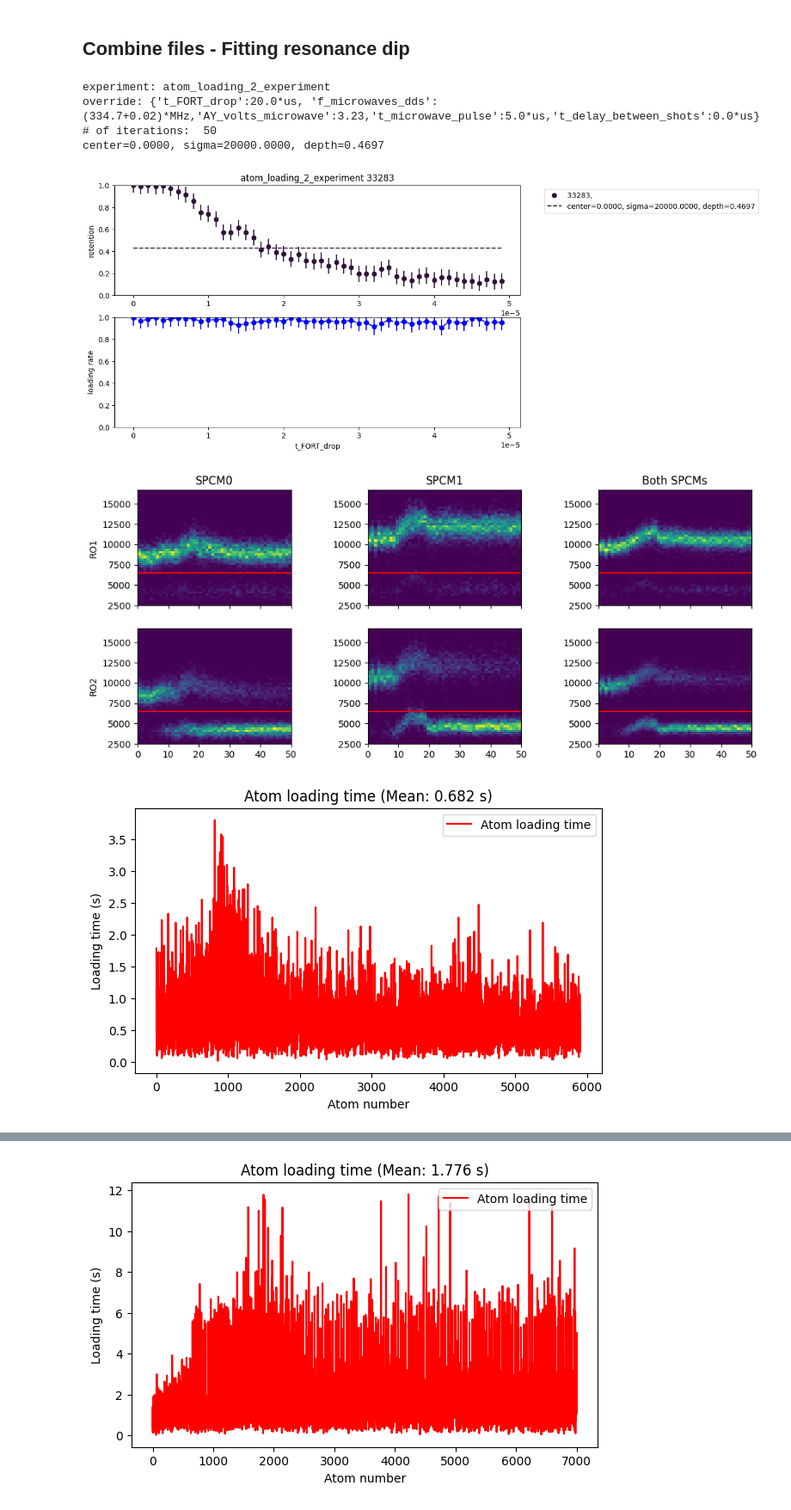
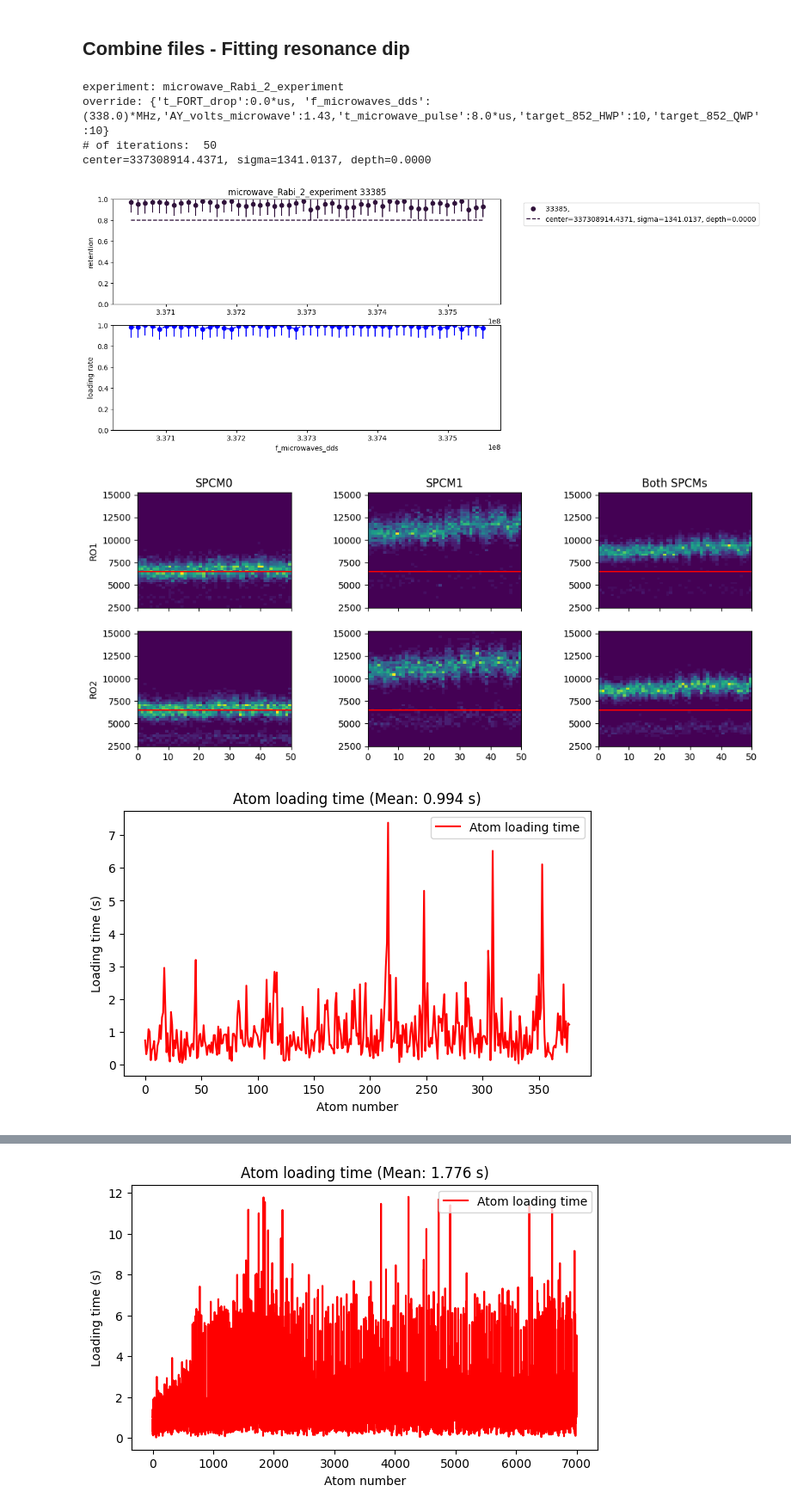
Before and after one commit to QuantumQuadrate/qn_artiq_routines, a Jupyter notebook: Analysis/Single atom analysis/atom_loading_analysis_2025.ipynb, the cells around one changed output, grey strips where cells are left out. Shown at 86% size. Drawn from its saved outputs; the diff is of its cells as text; code cells hidden in the pictures.

```diff
--- a/Analysis/Single atom analysis/atom_loading_analysis_2025.ipynb
+++ b/Analysis/Single atom analysis/atom_loading_analysis_2025.ipynb
@@ -23,7 +23,7 @@ print(set_point_PD6_AOM_A6)
 0.078
 0.078
 # %%
-date_filters = ["2026-02-07"]
+date_filters = ["2026-02-10"]
 
 from matplotlib import pyplot as plt
 import matplotlib as mpl
@@ -96,7 +100,7 @@ With fitting the resonance for microwave scans
 """
 ### the file(s) to analyze:
 file_indices = {
-    10:'',
+    27:'',
     # 45:'',
     # 47:'',
     # 49:'',
@@ -371,36 +375,36 @@ combined_atom_loading_times = list(itertools.chain(*all_atom_loading_times))
 mean_loading_time = np.mean(combined_atom_loading_times)
 plt.figure(figsize=(7, 4))
 plt.plot(combined_atom_loading_times, 'r-', label='Atom loading time')
 plt.xlabel("Atom number")
 plt.ylabel("Loading time (s)")
 plt.title(f"Atom loading time (Mean: {mean_loading_time:.3f} s)")
 # plt.title(f"Combined Atom Loading Time for All Files")
 plt.legend(loc='best')
 plt.show()
 
 
 #### Plot FORT multimode fiber
 plt.figure(figsize=(7, 4))
 plt.plot(FORT_MM_monitor, 'r-', label='FORT multimode fiber')
 plt.xlabel("Atom number")
 plt.ylabel("FORT MM monitor")
 # plt.title(f"FORT MM fiber")
 plt.legend(loc='best')
 plt.show()
 
 
 # Plot the histogram of combined Atom_loading_time
 plt.figure(figsize=(7, 4))
 plt.hist(combined_atom_loading_times, bins=50, edgecolor='black', alpha=0.7)
 plt.xlabel("Atom Loading Time (s)")
 plt.ylabel("Frequency")
 plt.title(f"Histogram of Combined Atom Loading Time")
 plt.show()
 # %% [output]
-experiment: atom_loading_2_experiment
-override: {'t_FORT_drop':20.0*us, 'f_microwaves_dds':(334.7+0.02)*MHz,'AY_volts_microwave':3.23,'t_microwave_pulse':5.0*us,'t_delay_between_shots':0.0*us}
+experiment: microwave_Rabi_2_experiment
+override: {'t_FORT_drop':0.0*us, 'f_microwaves_dds':(338.0)*MHz,'AY_volts_microwave':1.43,'t_microwave_pulse':8.0*us,'target_852_HWP':10,'target_852_QWP':10}
 # of iterations:  50
-center=0.0000, sigma=20000.0000, depth=0.4697
+center=337308914.4371, sigma=1341.0137, depth=0.0000
-[figure, old version]
+[figure, new version]
-[figure, old version]
+[figure, new version]
-[figure, old version]
+[figure, new version]
```
Also changed, not shown: parts of 6 cells of this notebook, 4 other files.
